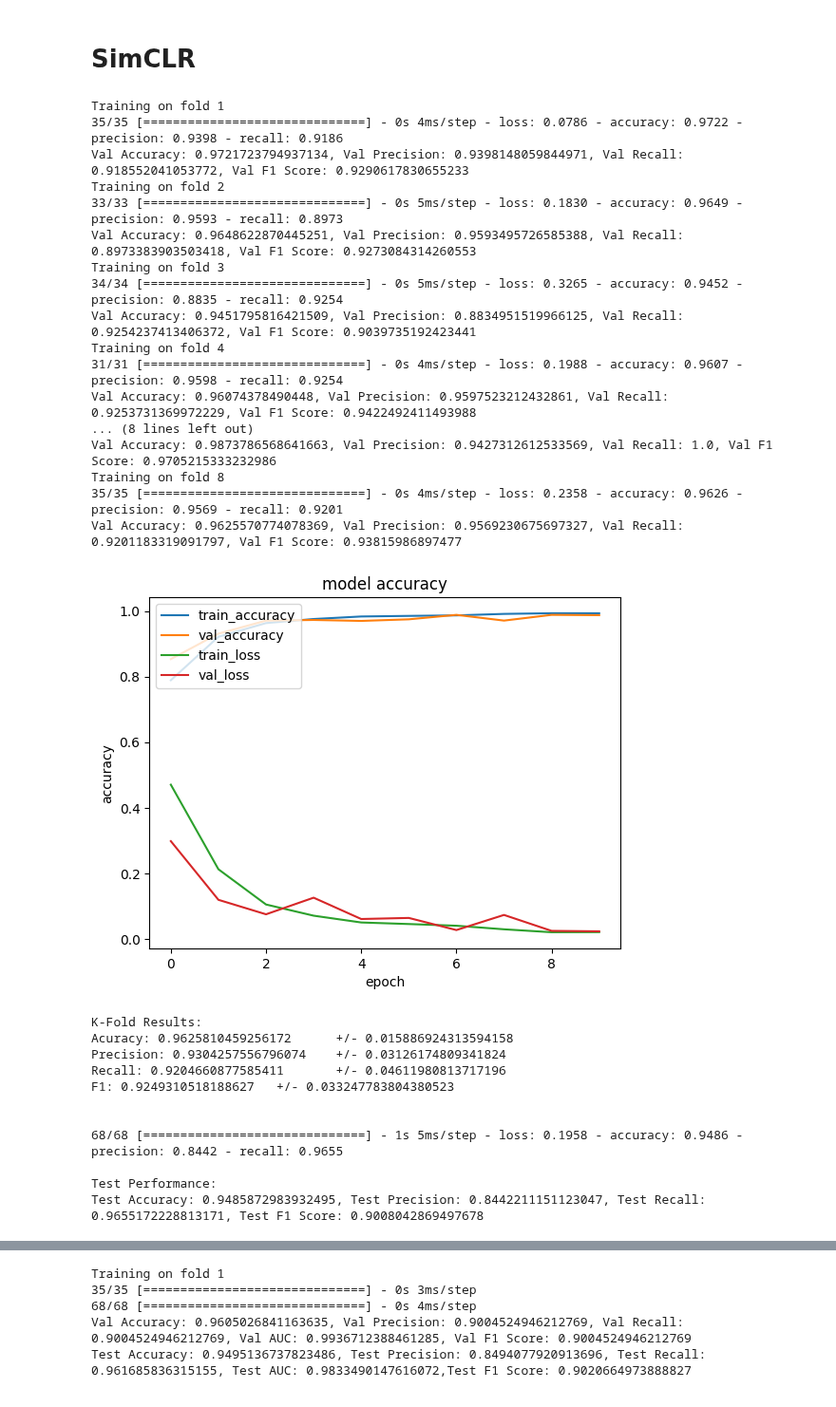
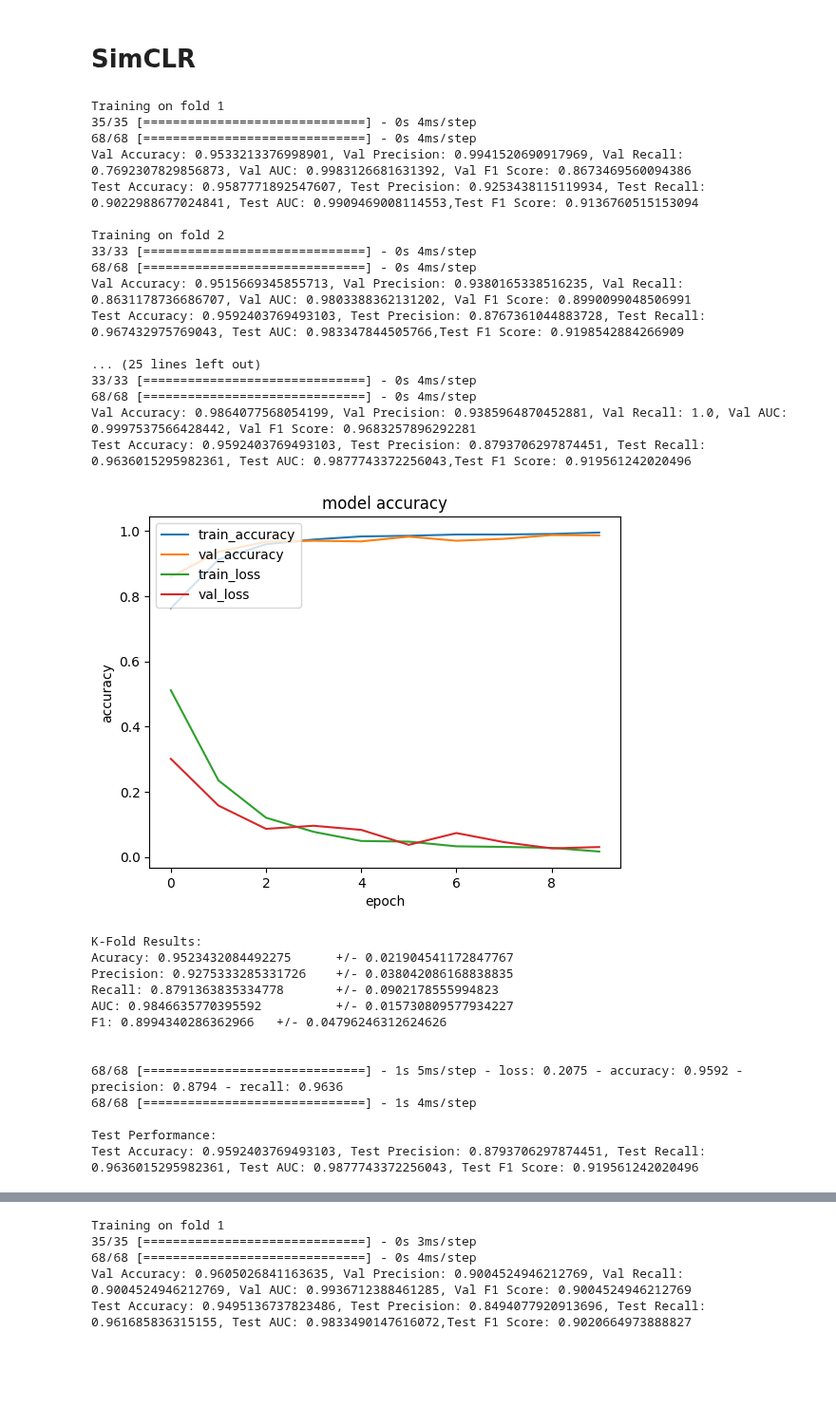
Before and after one commit to raaifhadadi/FYP, a Jupyter notebook: brugada_ssl_finetuning.ipynb, the cells around one changed output, grey strips where cells are left out. Shown at 95% size. Drawn from its saved outputs; the diff is of its cells as text; code cells hidden in the pictures; blank space fills up the shorter version.

```diff
--- a/brugada_ssl_finetuning.ipynb
+++ b/brugada_ssl_finetuning.ipynb
@@ -339,37 +349,39 @@ Test Accuracy: 0.8615099787712097, Test Precision: 0.7107750177383423, Test Reca
 # %%
 # PTB-XL
 # No SMOTE
-k_fold_finetune_resnet(7, X_train, Y_train, freeze_layers=8, batch_size=32, epochs=10, weights_path='model-weights/resnet10_simclr_model.h5', learning_rate=0.0001, num_classes=1)
+k_fold_finetune_resnet(7, X_train, Y_train, folds_train, X_train, Y_train, folds_train, freeze_layers=8, batch_size=32, epochs=10, weights_path='model-weights/resnet10_simclr_model.h5', learning_rate=0.0001, num_classes=1, name="resnet10_ptbxl_SimCLR_no_smote_brugada.h5")
 # %% [output]
 Training on fold 1
-35/35 [==============================] - 0s 4ms/step - loss: 0.0786 - accuracy: 0.9722 - precision: 0.9398 - recall: 0.9186
-Val Accuracy: 0.9721723794937134, Val Precision: 0.9398148059844971, Val Recall: 0.918552041053772, Val F1 Score: 0.9290617830655233
+35/35 [==============================] - 0s 4ms/step
+68/68 [==============================] - 0s 4ms/step
+Val Accuracy: 0.9533213376998901, Val Precision: 0.9941520690917969, Val Recall: 0.7692307829856873, Val AUC: 0.9983126681631392, Val F1 Score: 0.8673469560094386
+Test Accuracy: 0.9587771892547607, Test Precision: 0.9253438115119934, Test Recall: 0.9022988677024841, Test AUC: 0.9909469008114553,Test F1 Score: 0.9136760515153094
+
 Training on fold 2
-33/33 [==============================] - 0s 5ms/step - loss: 0.1830 - accuracy: 0.9649 - precision: 0.9593 - recall: 0.8973
-Val Accuracy: 0.9648622870445251, Val Precision: 0.9593495726585388, Val Recall: 0.8973383903503418, Val F1 Score: 0.9273084314260553
-Training on fold 3
-34/34 [==============================] - 0s 5ms/step - loss: 0.3265 - accuracy: 0.9452 - precision: 0.8835 - recall: 0.9254
-Val Accuracy: 0.9451795816421509, Val Precision: 0.8834951519966125, Val Recall: 0.9254237413406372, Val F1 Score: 0.9039735192423441
-Training on fold 4
-31/31 [==============================] - 0s 4ms/step - loss: 0.1988 - accuracy: 0.9607 - precision: 0.9598 - recall: 0.9254
-Val Accuracy: 0.96074378490448, Val Precision: 0.9597523212432861, Val Recall: 0.9253731369972229, Val F1 Score: 0.9422492411493988
-... (8 lines left out)
-Val Accuracy: 0.9873786568641663, Val Precision: 0.9427312612533569, Val Recall: 1.0, Val F1 Score: 0.9705215333232986
-Training on fold 8
-35/35 [==============================] - 0s 4ms/step - loss: 0.2358 - accuracy: 0.9626 - precision: 0.9569 - recall: 0.9201
-Val Accuracy: 0.9625570774078369, Val Precision: 0.9569230675697327, Val Recall: 0.9201183319091797, Val F1 Score: 0.93815986897477
+33/33 [==============================] - 0s 4ms/step
+68/68 [==============================] - 0s 4ms/step
+Val Accuracy: 0.9515669345855713, Val Precision: 0.9380165338516235, Val Recall: 0.8631178736686707, Val AUC: 0.9803388362131202, Val F1 Score: 0.8990099048506991
+Test Accuracy: 0.9592403769493103, Test Precision: 0.8767361044883728, Test Recall: 0.967432975769043, Test AUC: 0.983347844505766,Test F1 Score: 0.9198542884266909
+
+... (25 lines left out)
+33/33 [==============================] - 0s 4ms/step
+68/68 [==============================] - 0s 4ms/step
+Val Accuracy: 0.9864077568054199, Val Precision: 0.9385964870452881, Val Recall: 1.0, Val AUC: 0.9997537566428442, Val F1 Score: 0.9683257896292281
+Test Accuracy: 0.9592403769493103, Test Precision: 0.8793706297874451, Test Recall: 0.9636015295982361, Test AUC: 0.9877743372256043,Test F1 Score: 0.919561242020496
-[figure, old version]
+[figure, new version]
 K-Fold Results:
-Acuracy: 0.9625810459256172      +/- 0.015886924313594158
-Precision: 0.9304257556796074    +/- 0.03126174809341824
-Recall: 0.9204660877585411       +/- 0.04611980813717196
-F1: 0.9249310518188627   +/- 0.033247783804380523
+Acuracy: 0.9523432084492275      +/- 0.021904541172847767
+Precision: 0.9275333285331726    +/- 0.038042086168838835
+Recall: 0.8791363835334778       +/- 0.0902178555994823
+AUC: 0.9846635770395592          +/- 0.015730809577934227
+F1: 0.8994340286362966   +/- 0.04796246312624626
 
 
-68/68 [==============================] - 1s 5ms/step - loss: 0.1958 - accuracy: 0.9486 - precision: 0.8442 - recall: 0.9655
+68/68 [==============================] - 1s 5ms/step - loss: 0.2075 - accuracy: 0.9592 - precision: 0.8794 - recall: 0.9636
+68/68 [==============================] - 1s 4ms/step
 
 Test Performance:
-Test Accuracy: 0.9485872983932495, Test Precision: 0.8442211151123047, Test Recall: 0.9655172228813171, Test F1 Score: 0.9008042869497678
+Test Accuracy: 0.9592403769493103, Test Precision: 0.8793706297874451, Test Recall: 0.9636015295982361, Test AUC: 0.9877743372256043, Test F1 Score: 0.919561242020496
 # %%
 # BARD
 # NO SMOTE
```
Also changed, not shown: parts of 10 cells of this notebook.
